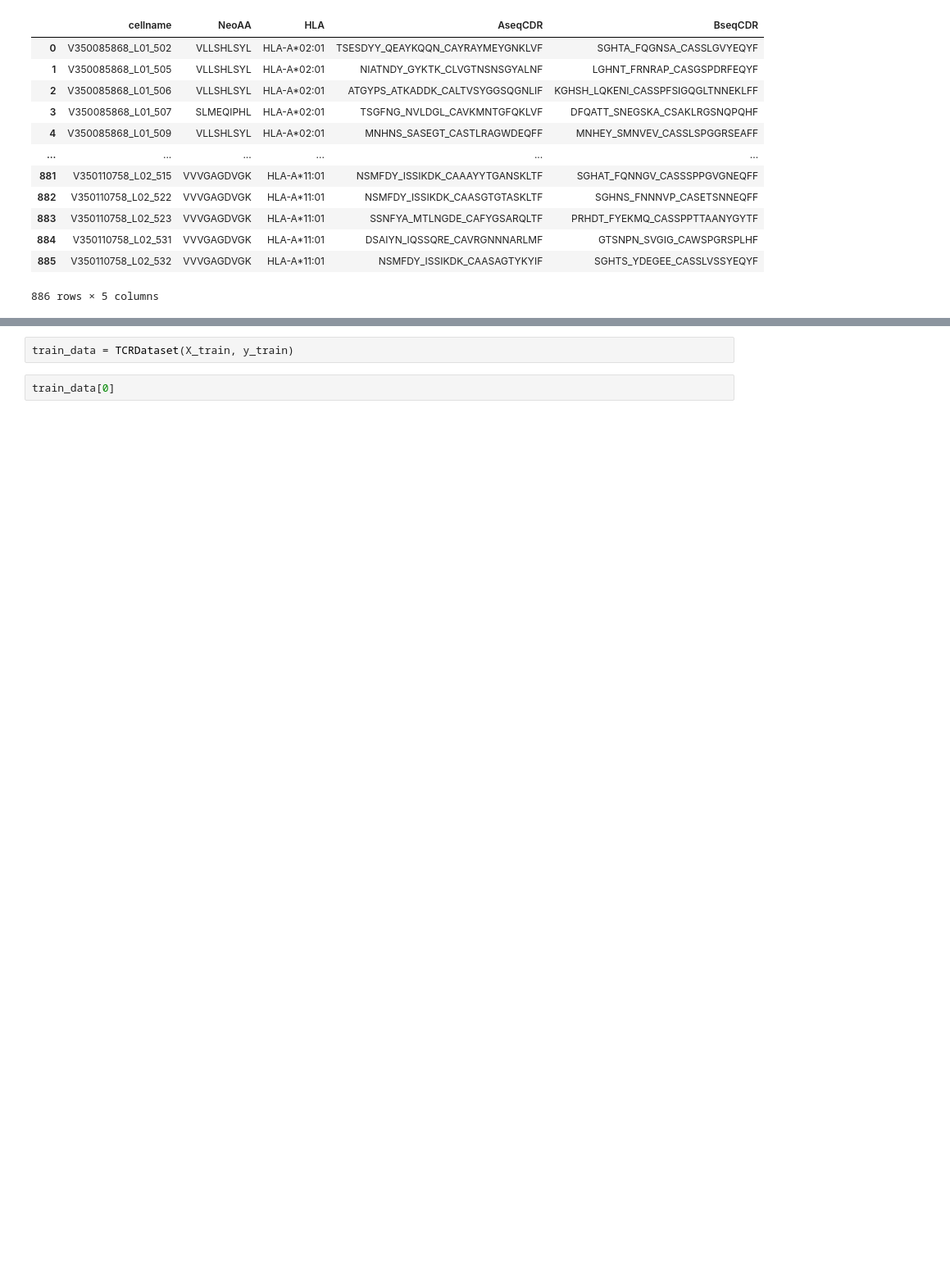
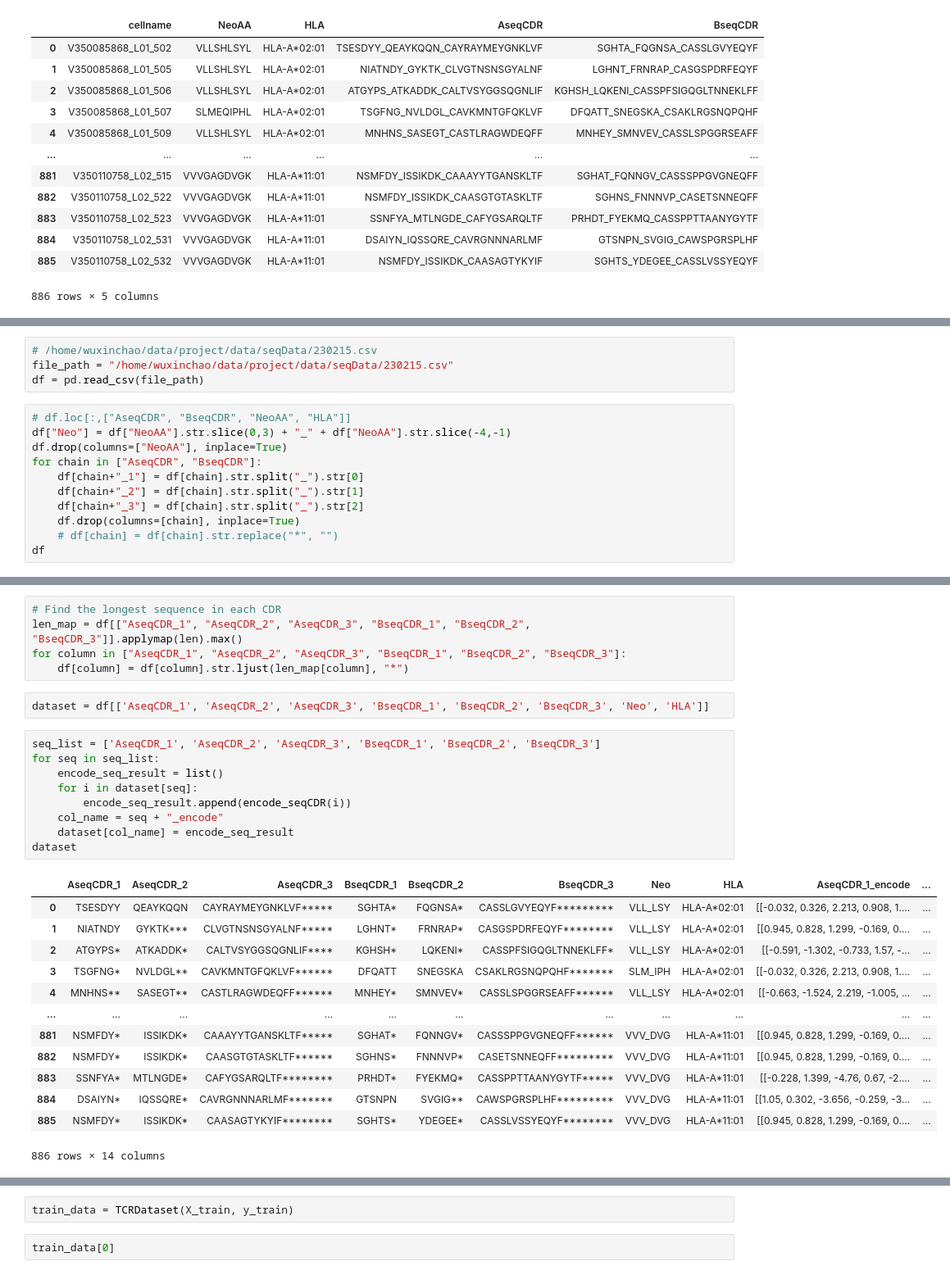
Before and after one commit to cb11711211/pMHC-TCR-binding-prediction, a Jupyter notebook: prediction_model/ann_model_test.ipynb, the cells around one changed output, grey strips where cells are left out. Shown at 82% size. Saved outputs shown, nothing was run; the diff lists cells and outputs as text; blank space fills up the shorter version.

```diff
--- a/prediction_model/ann_model_test.ipynb
+++ b/prediction_model/ann_model_test.ipynb
@@ -321,0 +331,15 @@ datasets
+# %%
+# /home/wuxinchao/data/project/data/seqData/230215.csv
+file_path = "/home/wuxinchao/data/project/data/seqData/230215.csv"
+df = pd.read_csv(file_path)
+# %%
+# df.loc[:,["AseqCDR", "BseqCDR", "NeoAA", "HLA"]]
+df["Neo"] = df["NeoAA"].str.slice(0,3) + "_" + df["NeoAA"].str.slice(-4,-1)
+df.drop(columns=["NeoAA"], inplace=True)
+for chain in ["AseqCDR", "BseqCDR"]:
+    df[chain+"_1"] = df[chain].str.split("_").str[0]
+    df[chain+"_2"] = df[chain].str.split("_").str[1]
+    df[chain+"_3"] = df[chain].str.split("_").str[2]
+    df.drop(columns=[chain], inplace=True)
+    # df[chain] = df[chain].str.replace("*", "")
+df
@@ -321,0 +360,30 @@ datasets
+# %%
+# Find the longest sequence in each CDR
+len_map = df[["AseqCDR_1", "AseqCDR_2", "AseqCDR_3", "BseqCDR_1", "BseqCDR_2", "BseqCDR_3"]].applymap(len).max()
+for column in ["AseqCDR_1", "AseqCDR_2", "AseqCDR_3", "BseqCDR_1", "BseqCDR_2", "BseqCDR_3"]:
+    df[column] = df[column].str.ljust(len_map[column], "*")
+# %%
+dataset = df[['AseqCDR_1', 'AseqCDR_2', 'AseqCDR_3', 'BseqCDR_1', 'BseqCDR_2', 'BseqCDR_3', 'Neo', 'HLA']]
+# %%
+seq_list = ['AseqCDR_1', 'AseqCDR_2', 'AseqCDR_3', 'BseqCDR_1', 'BseqCDR_2', 'BseqCDR_3']
+for seq in seq_list:
+    encode_seq_result = list()
+    for i in dataset[seq]:
+        encode_seq_result.append(encode_seqCDR(i))
+    col_name = seq + "_encode"
+    dataset[col_name] = encode_seq_result
+dataset
+# %% [output]
+|  | AseqCDR_1 | AseqCDR_2 | AseqCDR_3 | BseqCDR_1 | BseqCDR_2 | BseqCDR_3 | Neo | HLA | AseqCDR_1_encode | ... |
+| 0 | TSESDYY | QEAYKQQN | CAYRAYMEYGNKLVF***** | SGHTA* | FQGNSA* | CASSLGVYEQYF********* | VLL_LSY | HLA-A*02:01 | [[-0.032, 0.326, 2.213, 0.908, 1.... | ... |
+| 1 | NIATNDY | GYKTK*** | CLVGTNSNSGYALNF***** | LGHNT* | FRNRAP* | CASGSPDRFEQYF******** | VLL_LSY | HLA-A*02:01 | [[0.945, 0.828, 1.299, -0.169, 0.... | ... |
+| 2 | ATGYPS* | ATKADDK* | CALTVSYGGSQGNLIF**** | KGHSH* | LQKENI* | CASSPFSIGQGLTNNEKLFF* | VLL_LSY | HLA-A*02:01 | [[-0.591, -1.302, -0.733, 1.57, -... | ... |
+| 3 | TSGFNG* | NVLDGL** | CAVKMNTGFQKLVF****** | DFQATT | SNEGSKA | CSAKLRGSNQPQHF******* | SLM_IPH | HLA-A*02:01 | [[-0.032, 0.326, 2.213, 0.908, 1.... | ... |
+| 4 | MNHNS** | SASEGT** | CASTLRAGWDEQFF****** | MNHEY* | SMNVEV* | CASSLSPGGRSEAFF****** | VLL_LSY | HLA-A*02:01 | [[-0.663, -1.524, 2.219, -1.005, ... | ... |
+| ... | ... | ... | ... | ... | ... | ... | ... | ... | ... | ... |
+| 881 | NSMFDY* | ISSIKDK* | CAAAYYTGANSKLTF***** | SGHAT* | FQNNGV* | CASSSPPGVGNEQFF****** | VVV_DVG | HLA-A*11:01 | [[0.945, 0.828, 1.299, -0.169, 0.... | ... |
+| 882 | NSMFDY* | ISSIKDK* | CAASGTGTASKLTF****** | SGHNS* | FNNNVP* | CASETSNNEQFF********* | VVV_DVG | HLA-A*11:01 | [[0.945, 0.828, 1.299, -0.169, 0.... | ... |
+| 883 | SSNFYA* | MTLNGDE* | CAFYGSARQLTF******** | PRHDT* | FYEKMQ* | CASSPPTTAANYGYTF***** | VVV_DVG | HLA-A*11:01 | [[-0.228, 1.399, -4.76, 0.67, -2.... | ... |
+| 884 | DSAIYN* | IQSSQRE* | CAVRGNNNARLMF******* | GTSNPN | SVGIG** | CAWSPGRSPLHF********* | VVV_DVG | HLA-A*11:01 | [[1.05, 0.302, -3.656, -0.259, -3... | ... |
+| 885 | NSMFDY* | ISSIKDK* | CAASAGTYKYIF******** | SGHTS* | YDEGEE* | CASSLVSSYEQYF******** | VVV_DVG | HLA-A*11:01 | [[0.945, 0.828, 1.299, -0.169, 0.... | ... |
+886 rows × 14 columns
```
Also changed, not shown: parts of 11 cells of this notebook.
